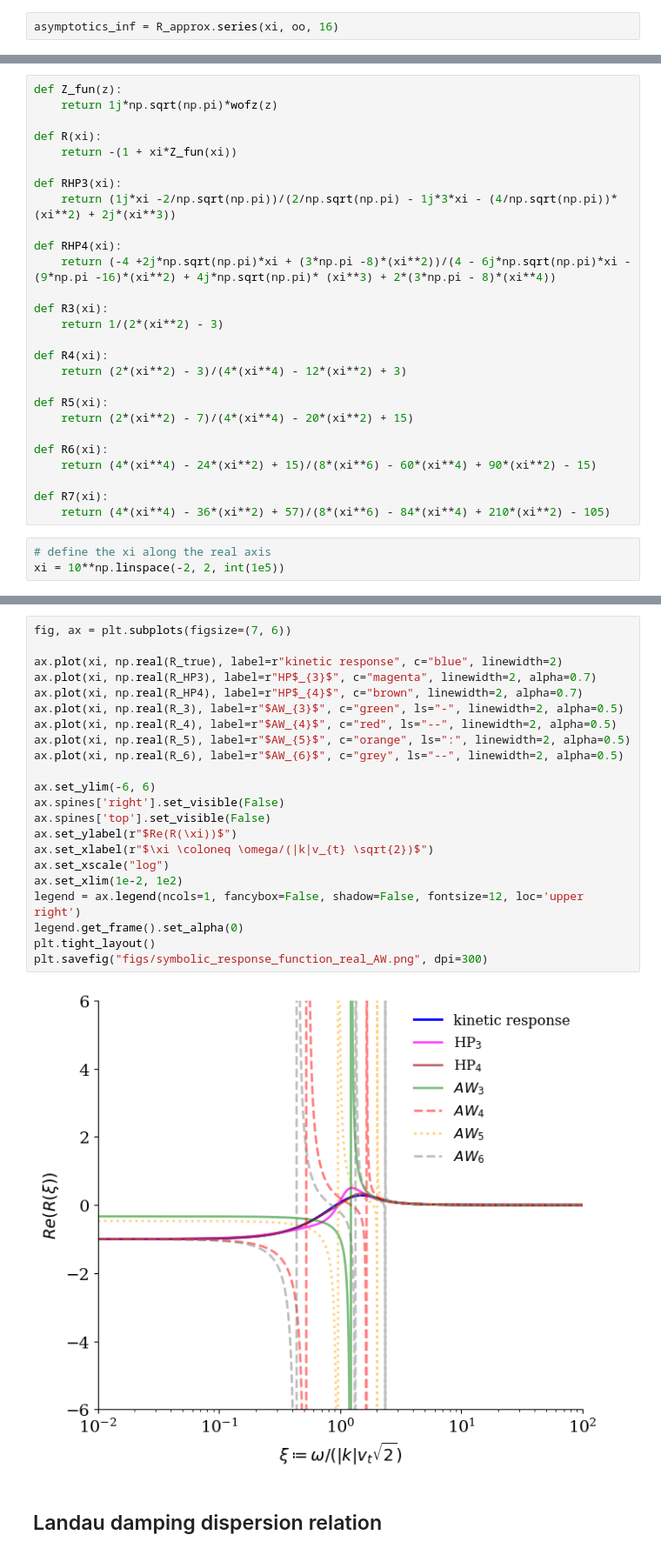
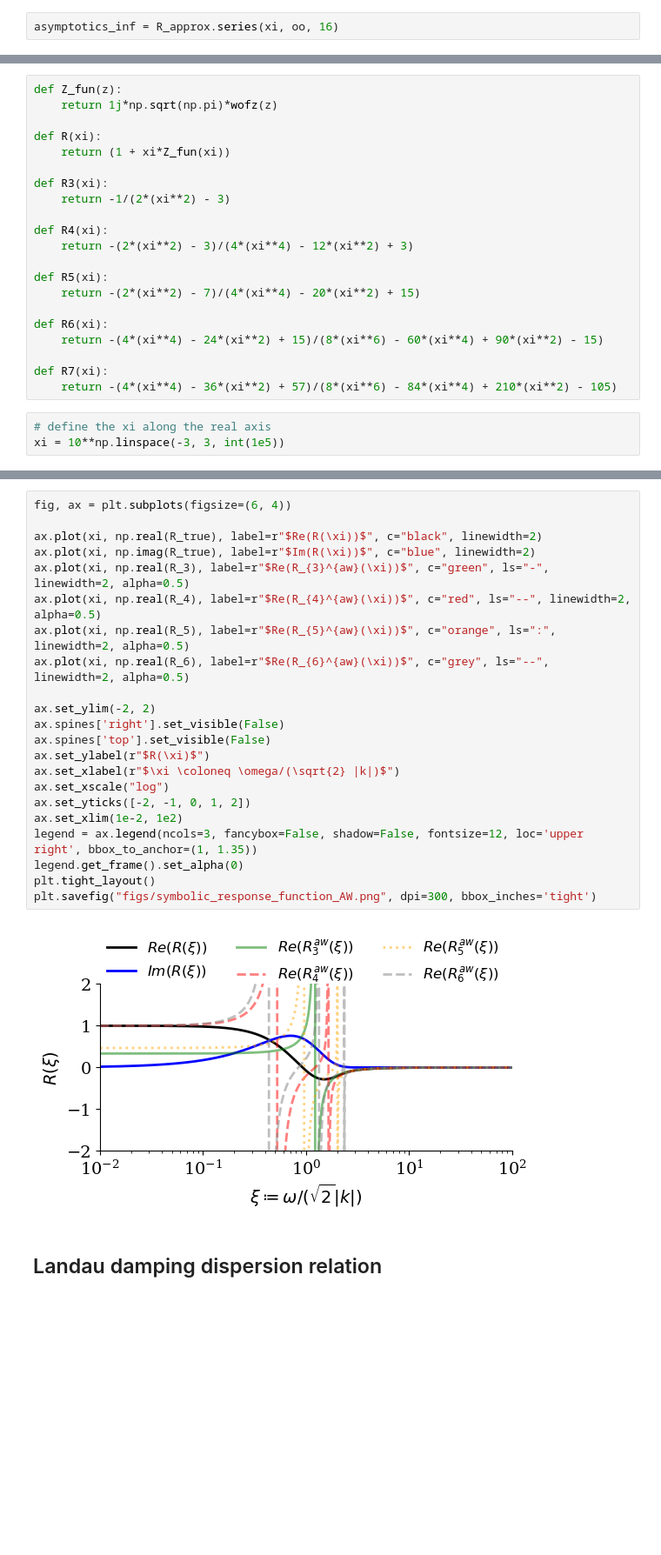
Before and after one commit to opaliss/SpectralSymbolicClosures, a Jupyter notebook: aw_hermite/symbolic_response_function_AW.ipynb, the cells around one changed output, grey strips where cells are left out. Shown at 87% size. Cells and saved outputs as stored; diff of their text form; blank space fills up the shorter version.

```diff
--- a/aw_hermite/symbolic_response_function_AW.ipynb
+++ b/aw_hermite/symbolic_response_function_AW.ipynb
@@ -90,30 +103,24 @@ def Z_fun(z):
     return 1j*np.sqrt(np.pi)*wofz(z)
 
 def R(xi):
-    return -(1 + xi*Z_fun(xi))
-
-def RHP3(xi):
-    return (1j*xi -2/np.sqrt(np.pi))/(2/np.sqrt(np.pi) - 1j*3*xi - (4/np.sqrt(np.pi))*(xi**2) + 2j*(xi**3))
-
-def RHP4(xi):
-    return (-4 +2j*np.sqrt(np.pi)*xi + (3*np.pi -8)*(xi**2))/(4 - 6j*np.sqrt(np.pi)*xi - (9*np.pi -16)*(xi**2) + 4j*np.sqrt(np.pi)* (xi**3) + 2*(3*np.pi - 8)*(xi**4))
+    return (1 + xi*Z_fun(xi))
 
 def R3(xi):
-    return 1/(2*(xi**2) - 3)
+    return -1/(2*(xi**2) - 3)
 
 def R4(xi):
-    return (2*(xi**2) - 3)/(4*(xi**4) - 12*(xi**2) + 3)
+    return -(2*(xi**2) - 3)/(4*(xi**4) - 12*(xi**2) + 3)
 
 def R5(xi):
-    return (2*(xi**2) - 7)/(4*(xi**4) - 20*(xi**2) + 15)
+    return -(2*(xi**2) - 7)/(4*(xi**4) - 20*(xi**2) + 15)
 
 def R6(xi):
-    return (4*(xi**4) - 24*(xi**2) + 15)/(8*(xi**6) - 60*(xi**4) + 90*(xi**2) - 15)
+    return -(4*(xi**4) - 24*(xi**2) + 15)/(8*(xi**6) - 60*(xi**4) + 90*(xi**2) - 15)
 
 def R7(xi):
-    return (4*(xi**4) - 36*(xi**2) + 57)/(8*(xi**6) - 84*(xi**4) + 210*(xi**2) - 105)
+    return -(4*(xi**4) - 36*(xi**2) + 57)/(8*(xi**6) - 84*(xi**4) + 210*(xi**2) - 105)
 # %%
 # define the xi along the real axis
-xi = 10**np.linspace(-2, 2, int(1e5))
+xi = 10**np.linspace(-3, 3, int(1e5))
 # %%
 R_3 = R3(xi)
@@ -150,27 +153,27 @@ plt.savefig("figs/symbolic_response_function_AW.png", dpi=300)
 # %%
-fig, ax = plt.subplots(figsize=(7, 6))
+fig, ax = plt.subplots(figsize=(6, 4))
 
-ax.plot(xi, np.real(R_true), label=r"kinetic response", c="blue", linewidth=2)
-ax.plot(xi, np.real(R_HP3), label=r"HP$_{3}$", c="magenta", linewidth=2, alpha=0.7)
-ax.plot(xi, np.real(R_HP4), label=r"HP$_{4}$", c="brown", linewidth=2, alpha=0.7)
-ax.plot(xi, np.real(R_3), label=r"$AW_{3}$", c="green", ls="-", linewidth=2, alpha=0.5)
-ax.plot(xi, np.real(R_4), label=r"$AW_{4}$", c="red", ls="--", linewidth=2, alpha=0.5)
-ax.plot(xi, np.real(R_5), label=r"$AW_{5}$", c="orange", ls=":", linewidth=2, alpha=0.5)
-ax.plot(xi, np.real(R_6), label=r"$AW_{6}$", c="grey", ls="--", linewidth=2, alpha=0.5)
+ax.plot(xi, np.real(R_true), label=r"$Re(R(\xi))$", c="black", linewidth=2)
+ax.plot(xi, np.imag(R_true), label=r"$Im(R(\xi))$", c="blue", linewidth=2)
+ax.plot(xi, np.real(R_3), label=r"$Re(R_{3}^{aw}(\xi))$", c="green", ls="-", linewidth=2, alpha=0.5)
+ax.plot(xi, np.real(R_4), label=r"$Re(R_{4}^{aw}(\xi))$", c="red", ls="--", linewidth=2, alpha=0.5)
+ax.plot(xi, np.real(R_5), label=r"$Re(R_{5}^{aw}(\xi))$", c="orange", ls=":", linewidth=2, alpha=0.5)
+ax.plot(xi, np.real(R_6), label=r"$Re(R_{6}^{aw}(\xi))$", c="grey", ls="--", linewidth=2, alpha=0.5)
 
-ax.set_ylim(-6, 6)
+ax.set_ylim(-2, 2)
 ax.spines['right'].set_visible(False)
 ax.spines['top'].set_visible(False)
-ax.set_ylabel(r"$Re(R(\xi))$")
-ax.set_xlabel(r"$\xi \coloneq \omega/(|k|v_{t} \sqrt{2})$")
+ax.set_ylabel(r"$R(\xi)$")
+ax.set_xlabel(r"$\xi \coloneq \omega/(\sqrt{2} |k|)$")
 ax.set_xscale("log")
+ax.set_yticks([-2, -1, 0, 1, 2])
 ax.set_xlim(1e-2, 1e2)
-legend = ax.legend(ncols=1, fancybox=False, shadow=False, fontsize=12, loc='upper right')
+legend = ax.legend(ncols=3, fancybox=False, shadow=False, fontsize=12, loc='upper right', bbox_to_anchor=(1, 1.35))
 legend.get_frame().set_alpha(0)
 plt.tight_layout()
-plt.savefig("figs/symbolic_response_function_real_AW.png", dpi=300)
+plt.savefig("figs/symbolic_response_function_AW.png", dpi=300, bbox_inches='tight')
 # %% [output]
-[figure, old version]
+[figure, new version]
 # %% [markdown]
 ## Landau damping dispersion relation
 # %%
```
Also changed, not shown: parts of 13 cells of this notebook, 7 other files.
